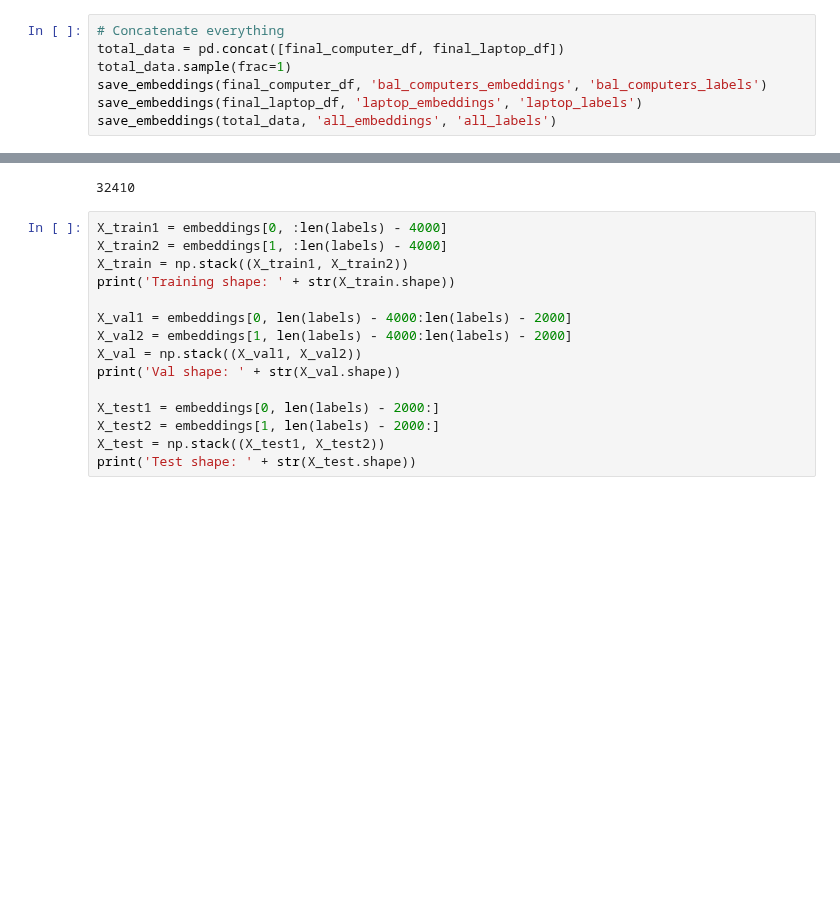
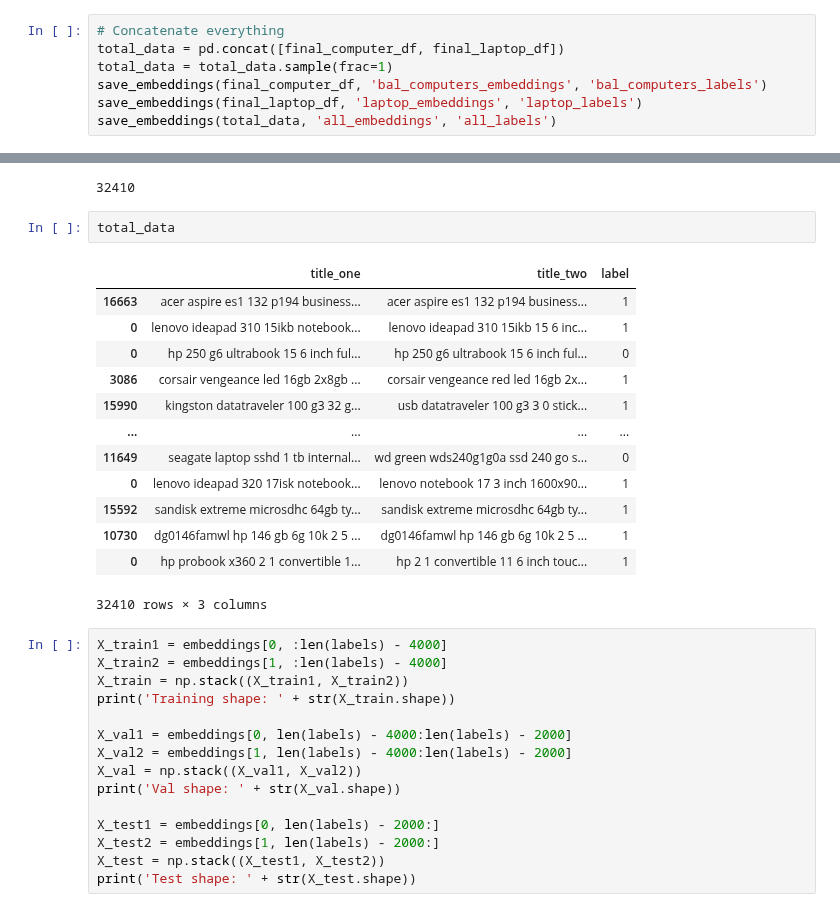
Before and after one commit to Mascerade/supervised-product-matching, a Jupyter notebook: TestingGrounds.ipynb, the cells around one changed output, grey strips where cells are left out. Cells and saved outputs as stored; diff of their text form; blank space fills up the shorter version.

Commit message:
forgot to shuffle the total data

```diff
--- a/TestingGrounds.ipynb
+++ b/TestingGrounds.ipynb
@@ -405,7 +405,7 @@ Save the embeddings for the different types of data we have
 # %%
 # Concatenate everything
 total_data = pd.concat([final_computer_df, final_laptop_df])
-total_data.sample(frac=1)
+total_data = total_data.sample(frac=1)
 save_embeddings(final_computer_df, 'bal_computers_embeddings', 'bal_computers_labels')
 save_embeddings(final_laptop_df, 'laptop_embeddings', 'laptop_labels')
 save_embeddings(total_data, 'all_embeddings', 'all_labels')
@@ -415,6 +415,22 @@ embeddings, labels = load_embeddings_and_labels('all_embeddings', 'all_labels')
 len(embeddings[0,:])
 # %% [output]
 32410
+# %%
+total_data
+# %% [output]
+|  | title_one | title_two | label |
+| 16663 | acer aspire es1 132 p194 business... | acer aspire es1 132 p194 business... | 1 |
+| 0 | lenovo ideapad 310 15ikb notebook... | lenovo ideapad 310 15ikb 15 6 inc... | 1 |
+| 0 | hp 250 g6 ultrabook 15 6 inch ful... | hp 250 g6 ultrabook 15 6 inch ful... | 0 |
+| 3086 | corsair vengeance led 16gb 2x8gb ... | corsair vengeance red led 16gb 2x... | 1 |
+| 15990 | kingston datatraveler 100 g3 32 g... | usb datatraveler 100 g3 3 0 stick... | 1 |
+| ... | ... | ... | ... |
+| 11649 | seagate laptop sshd 1 tb internal... | wd green wds240g1g0a ssd 240 go s... | 0 |
+| 0 | lenovo ideapad 320 17isk notebook... | lenovo notebook 17 3 inch 1600x90... | 1 |
+| 15592 | sandisk extreme microsdhc 64gb ty... | sandisk extreme microsdhc 64gb ty... | 1 |
+| 10730 | dg0146famwl hp 146 gb 6g 10k 2 5 ... | dg0146famwl hp 146 gb 6g 10k 2 5 ... | 1 |
+| 0 | hp probook x360 2 1 convertible 1... | hp 2 1 convertible 11 6 inch touc... | 1 |
+32410 rows × 3 columns
 # %%
 X_train1 = embeddings[0, :len(labels) - 4000]
 X_train2 = embeddings[1, :len(labels) - 4000]
```
Also changed, not shown: parts of 2 cells of this notebook.
